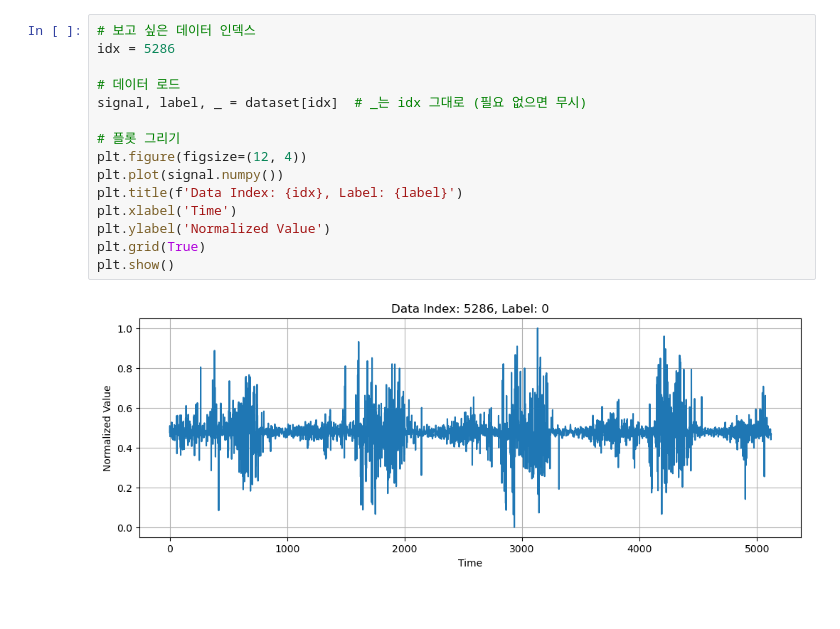
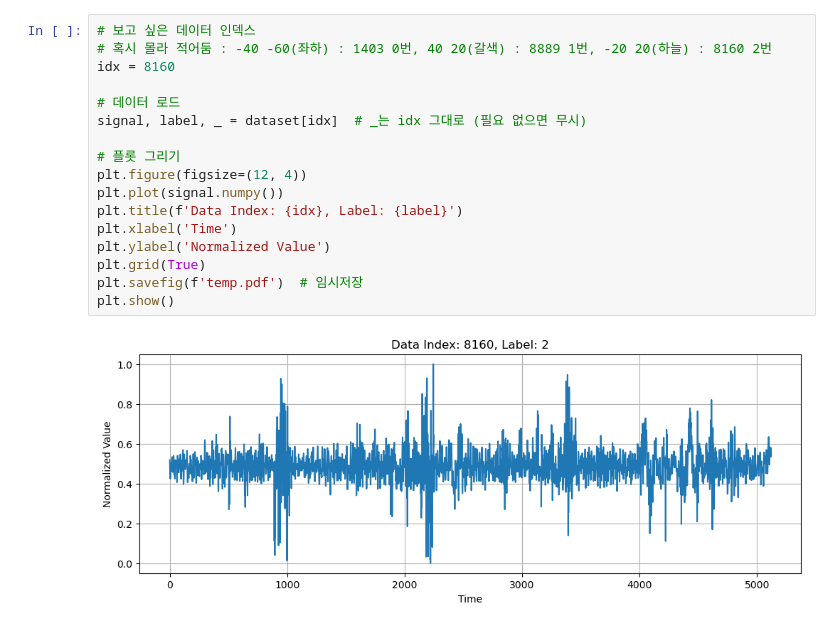
Before and after one commit to LeeHyunWon999/TP_encoding_SNN, a Jupyter notebook: new_server/ver7/statistics/visualization/T-SNE/FTP_FaultD_datapoint.ipynb, the cells around one changed output. Drawn from its saved outputs; the diff is of its cells as text.

```diff
--- a/new_server/ver7/statistics/visualization/T-SNE/FTP_FaultD_datapoint.ipynb
+++ b/new_server/ver7/statistics/visualization/T-SNE/FTP_FaultD_datapoint.ipynb
@@ -91,17 +89,19 @@ dataset = FaultD_Loader(ts_file_path='/home/hschoi/data/leehyunwon/time_series_F
 # %%
 # 보고 싶은 데이터 인덱스
-idx = 5286
+# 혹시 몰라 적어둠 : -40 -60(좌하) : 1403 0번, 40 20(갈색) : 8889 1번, -20 20(하늘) : 8160 2번
+idx = 8160
 
 # 데이터 로드
 signal, label, _ = dataset[idx]  # _는 idx 그대로 (필요 없으면 무시)
 
 # 플롯 그리기
 plt.figure(figsize=(12, 4))
 plt.plot(signal.numpy())
 plt.title(f'Data Index: {idx}, Label: {label}')
 plt.xlabel('Time')
 plt.ylabel('Normalized Value')
 plt.grid(True)
+plt.savefig(f'temp.pdf')  # 임시저장
 plt.show()
 # %% [output]
-[figure, old version]
+[figure, new version]
```
Also changed, not shown: parts of 2 cells of this notebook, 12 other files.
